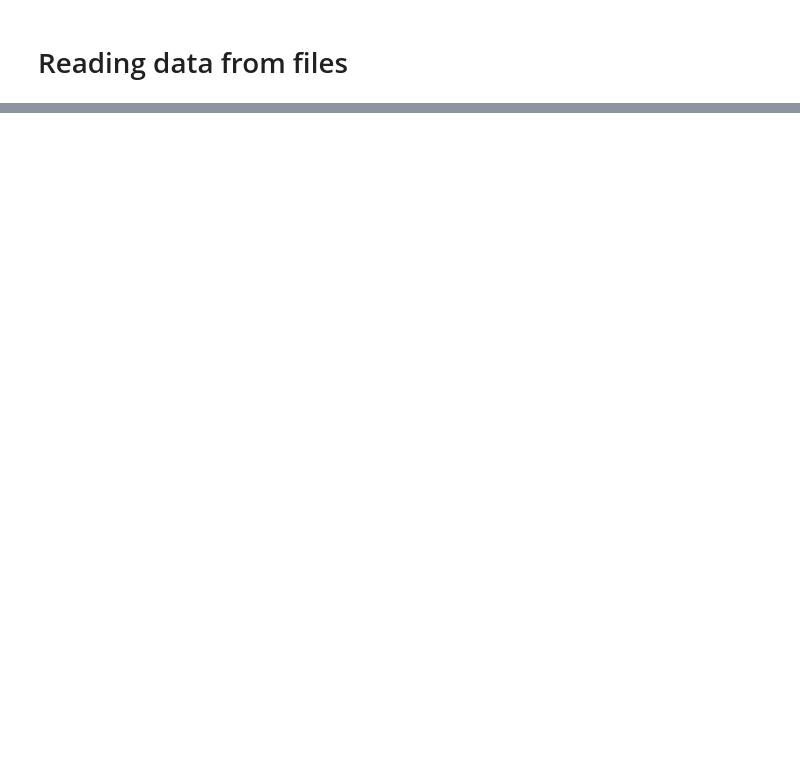
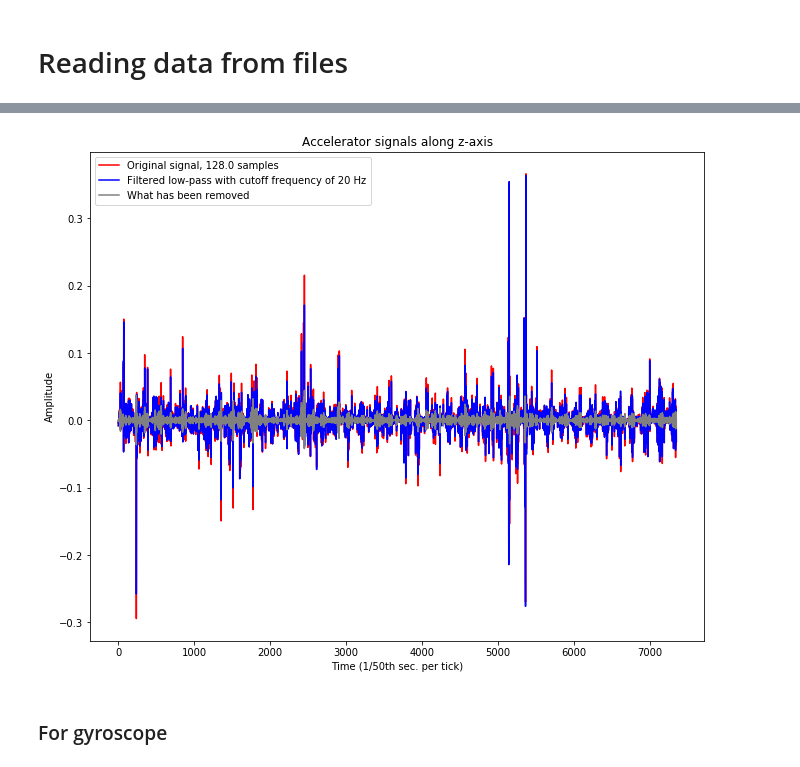
Before and after one commit to ZnoorZ/DSproject, a Jupyter notebook: DS Project.ipynb, the cells around one changed output, grey strips where cells are left out. Drawn from its saved outputs; the diff is of its cells as text; code cells hidden in the pictures; blank space fills up the shorter version.

```diff
--- a/DS Project.ipynb
+++ b/DS Project.ipynb
@@ -53,0 +143,12 @@ subject_train
+# %%
+y = butter_lowpass_filter(acc_signals_xyz[2], cutoff_frequency, sample_rate/2)
+
+# Difference acts as a special high-pass from a reversed butterworth filter.
+diff = np.array(acc_signals_xyz[2])-np.array(y)
+
+# Visualize
+plot_signals(acc_signals_xyz[2], y, diff, "Accelerator signals along z-axis")
+# %% [output]
+[figure, added]
+# %% [markdown]
+### For gyroscope ###
```
Also changed, not shown: parts of 42 cells of this notebook.
